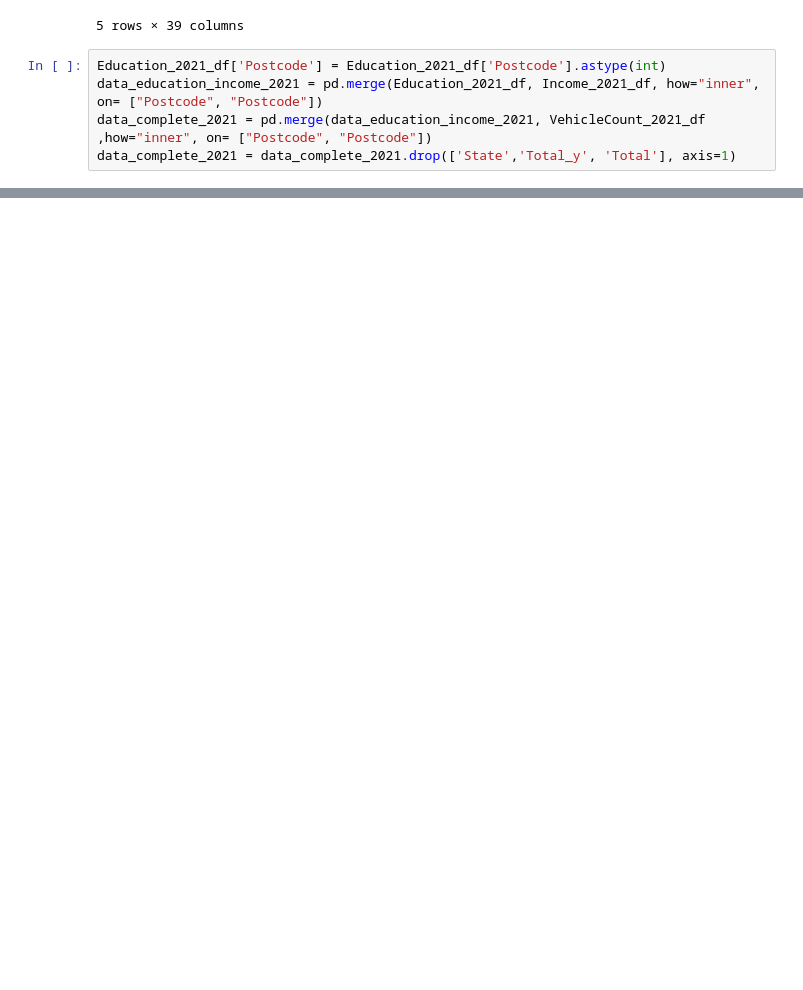
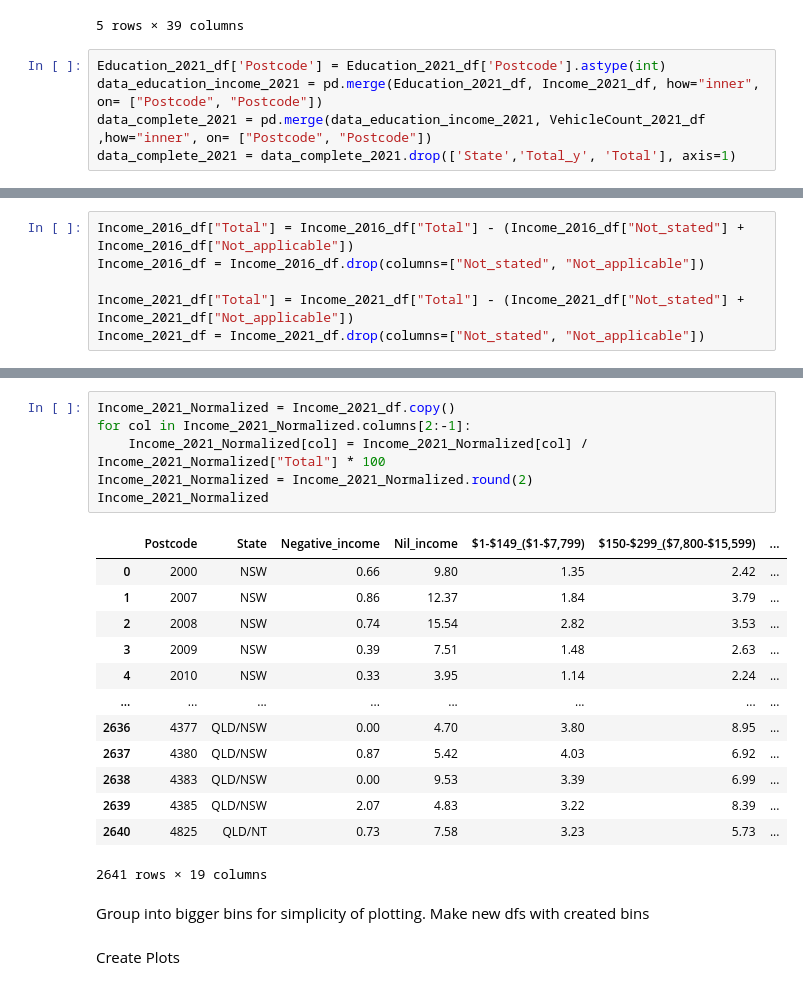
Before and after one commit to JoshMBell/Module_7_Project, a Jupyter notebook: main.ipynb, the cells around one changed output, grey strips where cells are left out. Saved outputs shown, nothing was run; the diff lists cells and outputs as text; blank space fills up the shorter version.

```diff
--- a/main.ipynb
+++ b/main.ipynb
@@ -129,0 +114,6 @@ Scatter showing income by fuel type? maybe 3 types so that we can see the relati
+# %%
+Income_2016_df["Total"] = Income_2016_df["Total"] - (Income_2016_df["Not_stated"] + Income_2016_df["Not_applicable"])
+Income_2016_df = Income_2016_df.drop(columns=["Not_stated", "Not_applicable"])
+
+Income_2021_df["Total"] = Income_2021_df["Total"] - (Income_2021_df["Not_stated"] + Income_2021_df["Not_applicable"])
+Income_2021_df = Income_2021_df.drop(columns=["Not_stated", "Not_applicable"])
@@ -129,0 +183,25 @@ Scatter showing income by fuel type? maybe 3 types so that we can see the relati
+# %%
+Income_2021_Normalized = Income_2021_df.copy()
+for col in Income_2021_Normalized.columns[2:-1]:
+    Income_2021_Normalized[col] = Income_2021_Normalized[col] / Income_2021_Normalized["Total"] * 100
+Income_2021_Normalized = Income_2021_Normalized.round(2)
+Income_2021_Normalized
+# %% [output]
+|  | Postcode | State | Negative_income | Nil_income | $1-$149_($1-$7,799) | $150-$299_($7,800-$15,599) | ... |
+| 0 | 2000 | NSW | 0.66 | 9.80 | 1.35 | 2.42 | ... |
+| 1 | 2007 | NSW | 0.86 | 12.37 | 1.84 | 3.79 | ... |
+| 2 | 2008 | NSW | 0.74 | 15.54 | 2.82 | 3.53 | ... |
+| 3 | 2009 | NSW | 0.39 | 7.51 | 1.48 | 2.63 | ... |
+| 4 | 2010 | NSW | 0.33 | 3.95 | 1.14 | 2.24 | ... |
+| ... | ... | ... | ... | ... | ... | ... | ... |
+| 2636 | 4377 | QLD/NSW | 0.00 | 4.70 | 3.80 | 8.95 | ... |
+| 2637 | 4380 | QLD/NSW | 0.87 | 5.42 | 4.03 | 6.92 | ... |
+| 2638 | 4383 | QLD/NSW | 0.00 | 9.53 | 3.39 | 6.99 | ... |
+| 2639 | 4385 | QLD/NSW | 2.07 | 4.83 | 3.22 | 8.39 | ... |
+| 2640 | 4825 | QLD/NT | 0.73 | 7.58 | 3.23 | 5.73 | ... |
+2641 rows × 19 columns
+# %% [markdown]
+Group into bigger bins for simplicity of plotting.
+Make new dfs with created bins
+# %% [markdown]
+Create Plots
```
Also changed, not shown: parts of 12 cells of this notebook, 1 other file.
